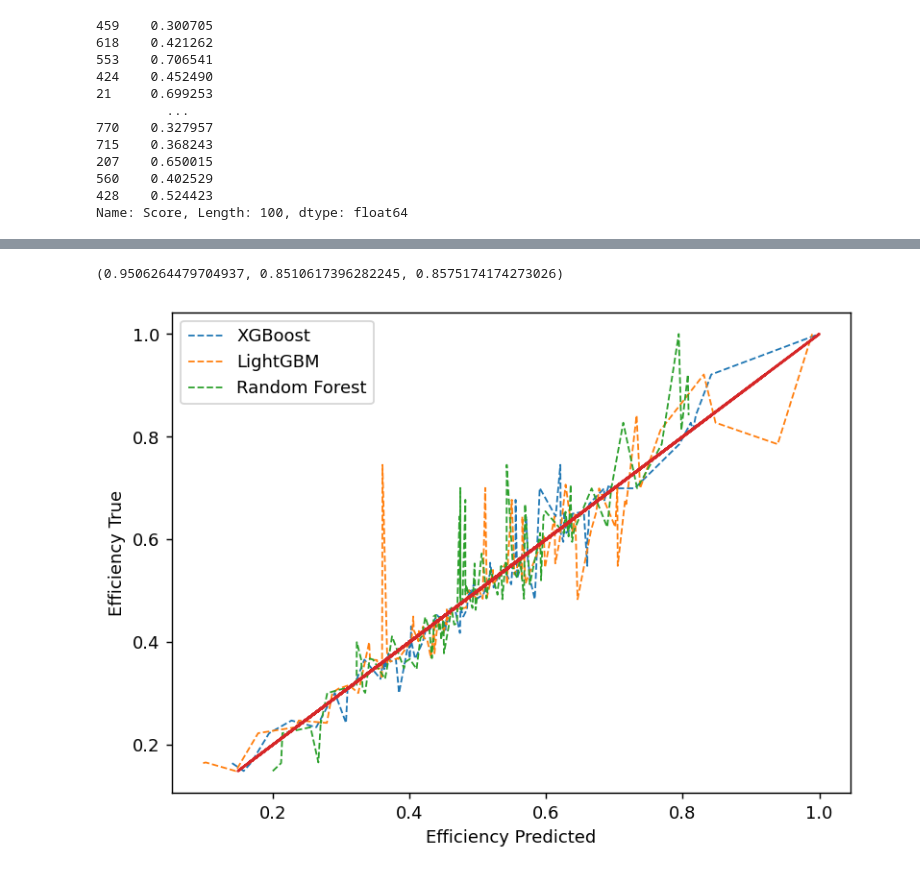
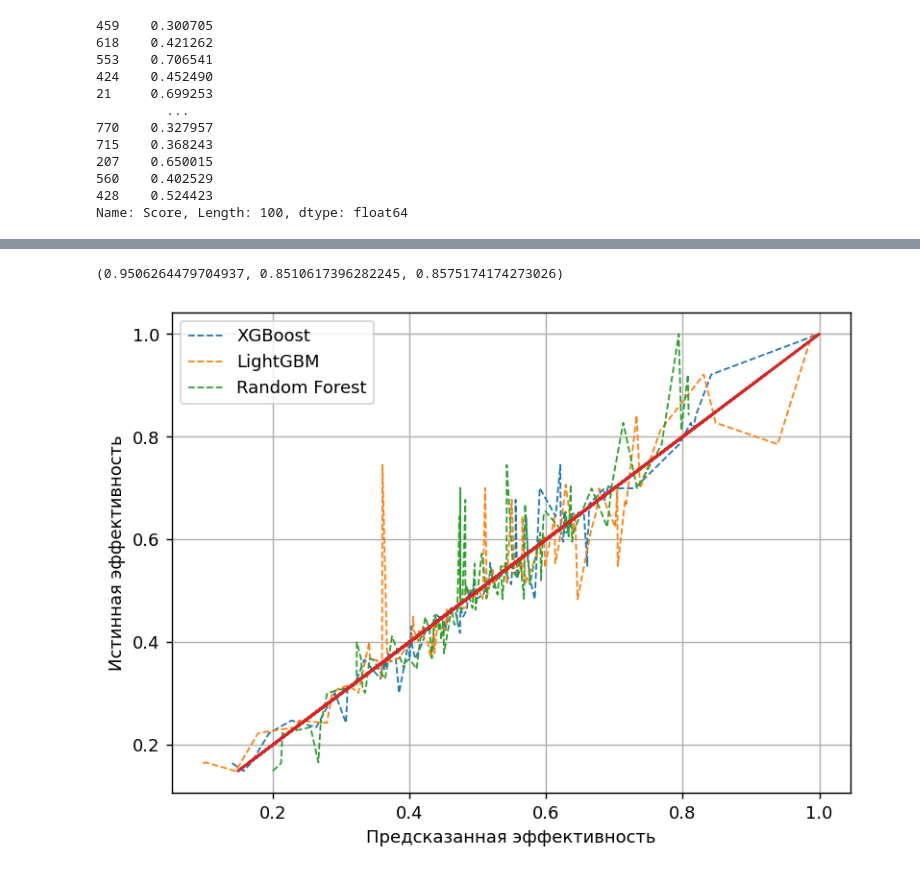
Before and after one commit to DilshodN/diploma2, a Jupyter notebook: diploma.ipynb, the cells around one changed output, grey strips where cells are left out. Cells and saved outputs as stored; diff of their text form; code cells hidden in the pictures.

```diff
--- a/diploma.ipynb
+++ b/diploma.ipynb
@@ -106,7 +106,8 @@ dea_features
 1000 rows × 6 columns
 # %%
 dea = EnvelopDEA(frontier="CRS", orient="in")
-dea.fit(inputs=dea_features[['DEP', 'Price']].to_numpy(), outputs=dea_features[['LOAN', 'NII', 'Revenue']].to_numpy())
+dea.fit(inputs=dea_features[['DEP', 'Price']].to_numpy(),
+        outputs=dea_features[['LOAN', 'NII', 'Revenue']].to_numpy())
 # %% [output]
 Welcome to the CBC MILP Solver
 Version: 2.10.3
@@ -351,23 +356,25 @@ plt.legend()
 # %%
 fig = plt.figure(figsize=(7, 5), dpi=130)
+
+plt.grid()
 
 order_xgm = np.argsort(xgb_gs.predict(x_test))
 order_lbgm = np.argsort(lgbmr_gs.predict(x_test))
 order_rnf = np.argsort(rfc_cv.predict(x_test))
 
 plt.plot(xgb_gs.predict(x_test)[order_xgm], y_test.to_numpy()[order_xgm], '--', label=f'XGBoost', lw=1)
 plt.plot(lgbmr_gs.predict(x_test)[order_lbgm], y_test.to_numpy()[order_lbgm], '--', label='LightGBM', lw=1)
 plt.plot(rfc_cv.predict(x_test)[order_rnf], y_test.to_numpy()[order_rnf], '--', label='Random Forest', lw=1)
 
 plt.plot(y_test, y_test)
 
-plt.xlabel("Efficiency Predicted")
-plt.ylabel("Efficiency True")
+plt.xlabel("Предсказанная эффективность")
+plt.ylabel("Истинная эффективность")
 plt.title('')
 
 plt.legend()
 
 r2_score(y_test, xgb_gs.predict(x_test)), r2_score(y_test, lgbmr_gs.predict(x_test)), r2_score(y_test, rfc_cv.predict(x_test))
 # %% [output]
 (0.9506264479704937, 0.8510617396282245, 0.8575174174273026)
-[figure, old version]
+[figure, new version]
```
Also changed, not shown: parts of 2 cells of this notebook.
